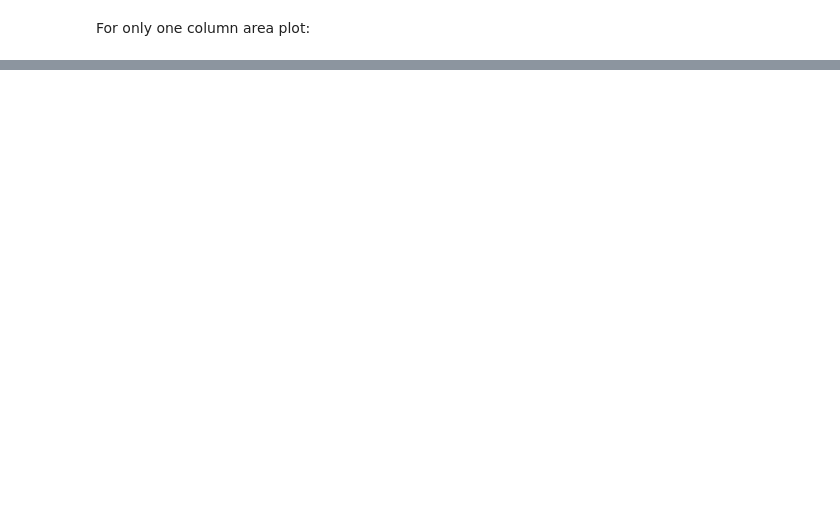
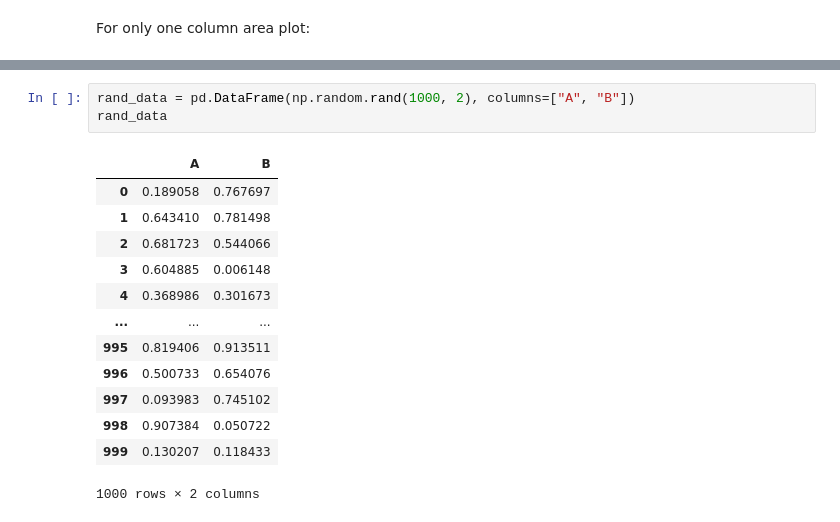
Before and after one commit to ahmedfakhar747/pandas-for-data-science, a Jupyter notebook: level_3_data_visualiztion_with_pandas.ipynb, the cells around one changed output, grey strips where cells are left out. Cells and saved outputs as stored; diff of their text form; blank space fills up the shorter version.

```diff
--- a/level_3_data_visualiztion_with_pandas.ipynb
+++ b/level_3_data_visualiztion_with_pandas.ipynb
@@ -240,0 +384,17 @@ df.plot.bar()
+# %%
+rand_data = pd.DataFrame(np.random.rand(1000, 2), columns=["A", "B"])
+rand_data
+# %% [output]
+|  | A | B |
+| 0 | 0.189058 | 0.767697 |
+| 1 | 0.643410 | 0.781498 |
+| 2 | 0.681723 | 0.544066 |
+| 3 | 0.604885 | 0.006148 |
+| 4 | 0.368986 | 0.301673 |
+| ... | ... | ... |
+| 995 | 0.819406 | 0.913511 |
+| 996 | 0.500733 | 0.654076 |
+| 997 | 0.093983 | 0.745102 |
+| 998 | 0.907384 | 0.050722 |
+| 999 | 0.130207 | 0.118433 |
+1000 rows × 2 columns
```
Also changed, not shown: parts of 22 cells of this notebook.
